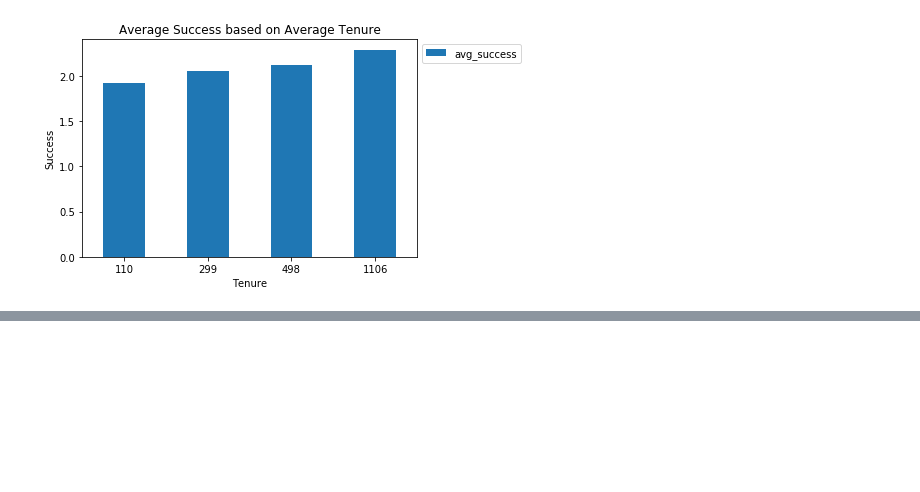
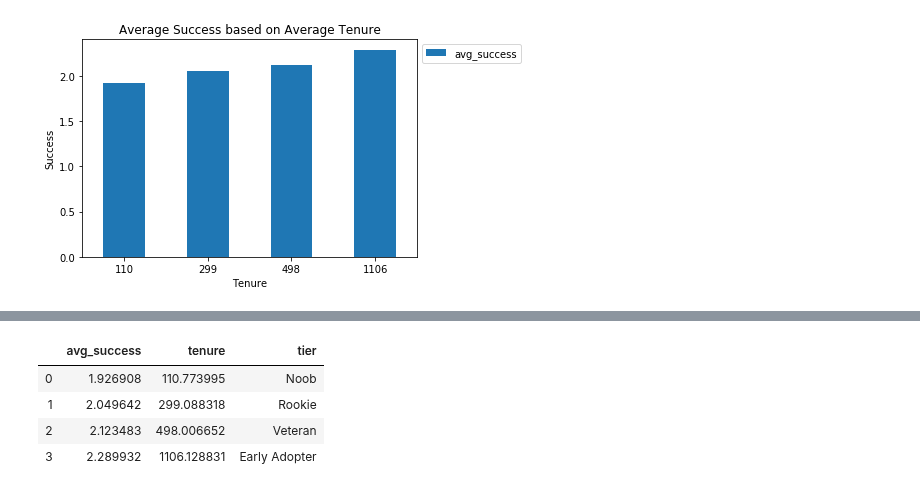
Before and after one commit to bigyihsuan/SocialMediaProject, a Jupyter notebook: Social Media Analysis Code.ipynb, the cells around one changed output, grey strips where cells are left out. Drawn from its saved outputs; the diff is of its cells as text; code cells hidden in the pictures; blank space fills up the shorter version.

```diff
--- a/Social Media Analysis Code.ipynb
+++ b/Social Media Analysis Code.ipynb
@@ -602,0 +652,8 @@ ax.legend(bbox_to_anchor=(1, 1), loc='best', ncol=1)
+# %%
+results
+# %% [output]
+|  | avg_success | tenure | tier |
+| 0 | 1.926908 | 110.773995 | Noob |
+| 1 | 2.049642 | 299.088318 | Rookie |
+| 2 | 2.123483 | 498.006652 | Veteran |
+| 3 | 2.289932 | 1106.128831 | Early Adopter |
```
Also changed, not shown: parts of 5 cells of this notebook, 5 other files.
